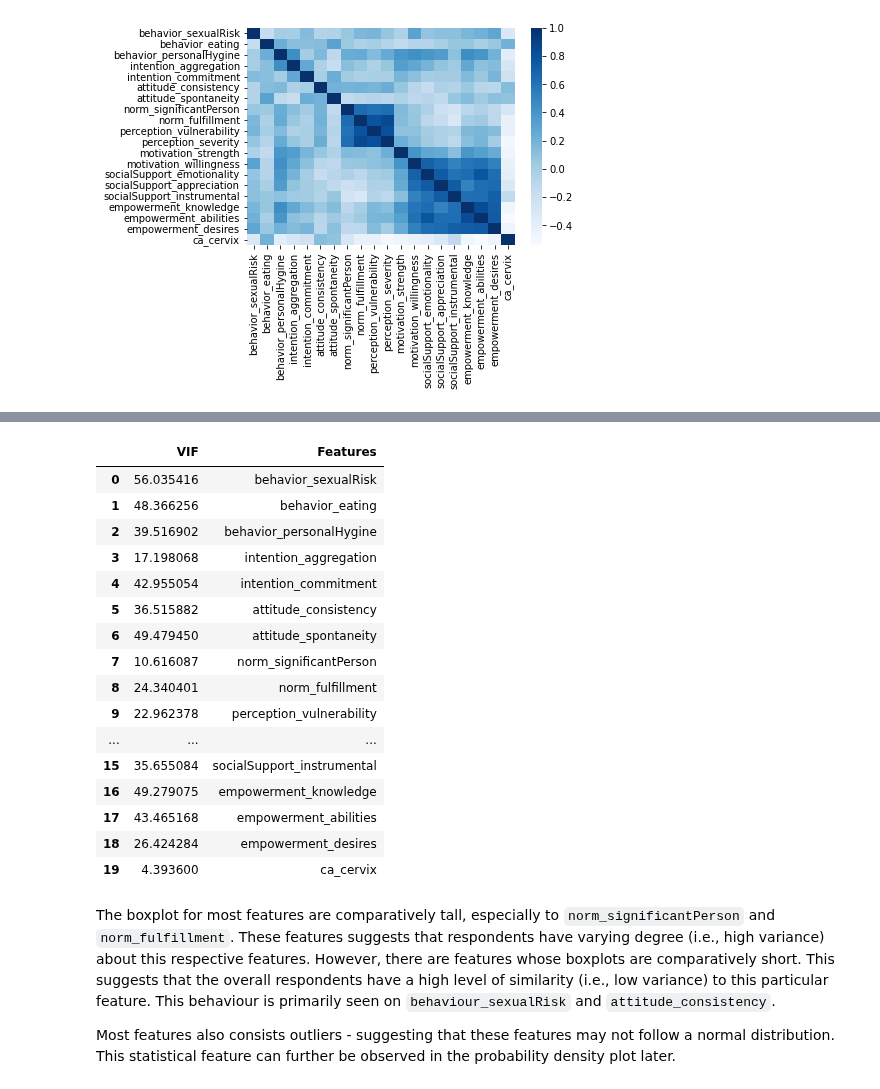
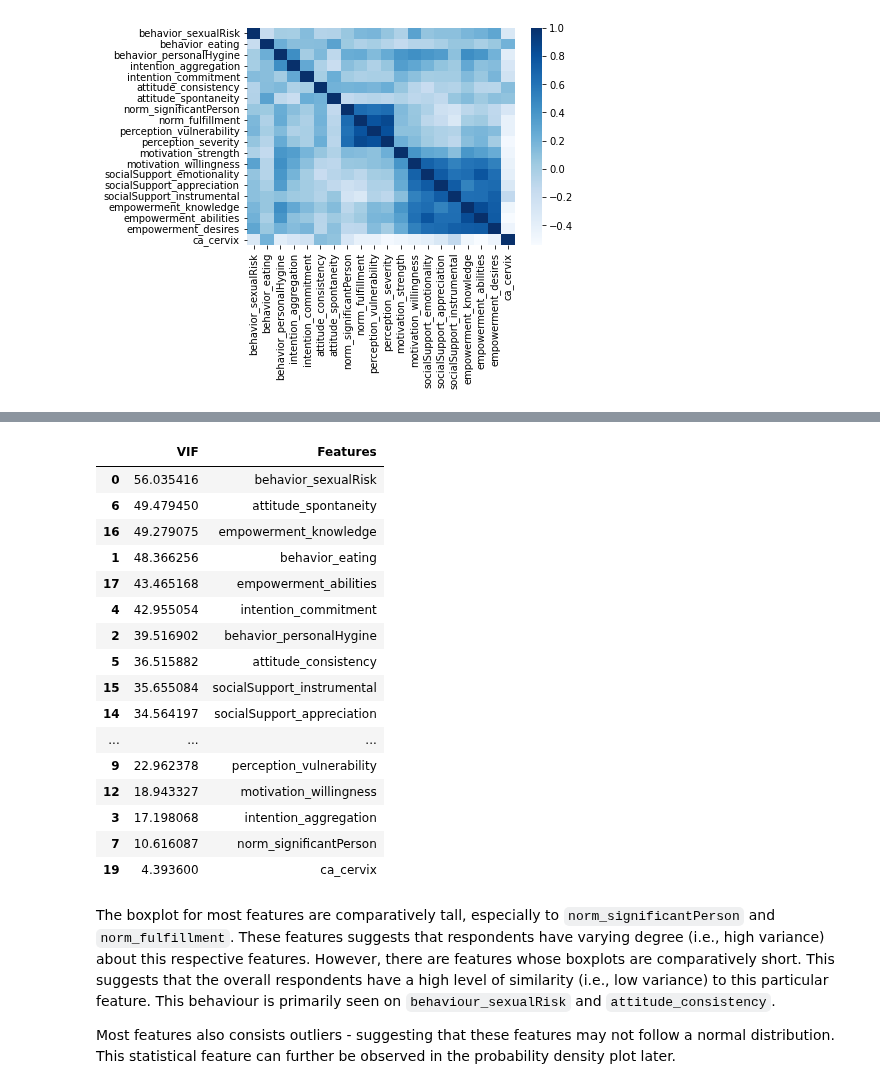
Before and after one commit to rrwabina/RADI605, a Jupyter notebook: 05 Adaptive Boosting/scripts/assignment.ipynb, the cells around one changed output, grey strips where cells are left out. Cells and saved outputs as stored; diff of their text form; code cells hidden in the pictures.

```diff
--- a/05 Adaptive Boosting/scripts/assignment.ipynb
+++ b/05 Adaptive Boosting/scripts/assignment.ipynb
@@ -119,25 +130,25 @@ Here, we make use of the Variance Inflation Factor to check the multicollinearit
 # %%
 vif = pd.DataFrame()
 vif['VIF'] = [variance_inflation_factor(data.values, i) for i in range(data.shape[1])]
 vif['Features'] = data.columns
-vif
+vif.sort_values(by = 'VIF', ascending = False)
 # %% [output]
 |  | VIF | Features |
 | 0 | 56.035416 | behavior_sexualRisk |
+| 6 | 49.479450 | attitude_spontaneity |
+| 16 | 49.279075 | empowerment_knowledge |
 | 1 | 48.366256 | behavior_eating |
+| 17 | 43.465168 | empowerment_abilities |
+| 4 | 42.955054 | intention_commitment |
 | 2 | 39.516902 | behavior_personalHygine |
+| 5 | 36.515882 | attitude_consistency |
+| 15 | 35.655084 | socialSupport_instrumental |
+| 14 | 34.564197 | socialSupport_appreciation |
+| ... | ... | ... |
+| 9 | 22.962378 | perception_vulnerability |
+| 12 | 18.943327 | motivation_willingness |
 | 3 | 17.198068 | intention_aggregation |
-| 4 | 42.955054 | intention_commitment |
-| 5 | 36.515882 | attitude_consistency |
-| 6 | 49.479450 | attitude_spontaneity |
 | 7 | 10.616087 | norm_significantPerson |
-| 8 | 24.340401 | norm_fulfillment |
-| 9 | 22.962378 | perception_vulnerability |
-| ... | ... | ... |
-| 15 | 35.655084 | socialSupport_instrumental |
-| 16 | 49.279075 | empowerment_knowledge |
-| 17 | 43.465168 | empowerment_abilities |
-| 18 | 26.424284 | empowerment_desires |
 | 19 | 4.393600 | ca_cervix |
 # %% [markdown]
 The boxplot for most features are comparatively tall, especially to <code>norm_significantPerson</code> and <code>norm_fulfillment</code>. These features suggests that respondents have varying degree (i.e., high variance) about this respective features. However, there are features whose boxplots are comparatively short. This suggests that the overall respondents have a high level of similarity (i.e., low variance) to this particular feature. This behaviour is primarily seen on <code>behaviour_sexualRisk</code> and <code>attitude_consistency</code>.
```
Also changed, not shown: parts of 12 cells of this notebook.
